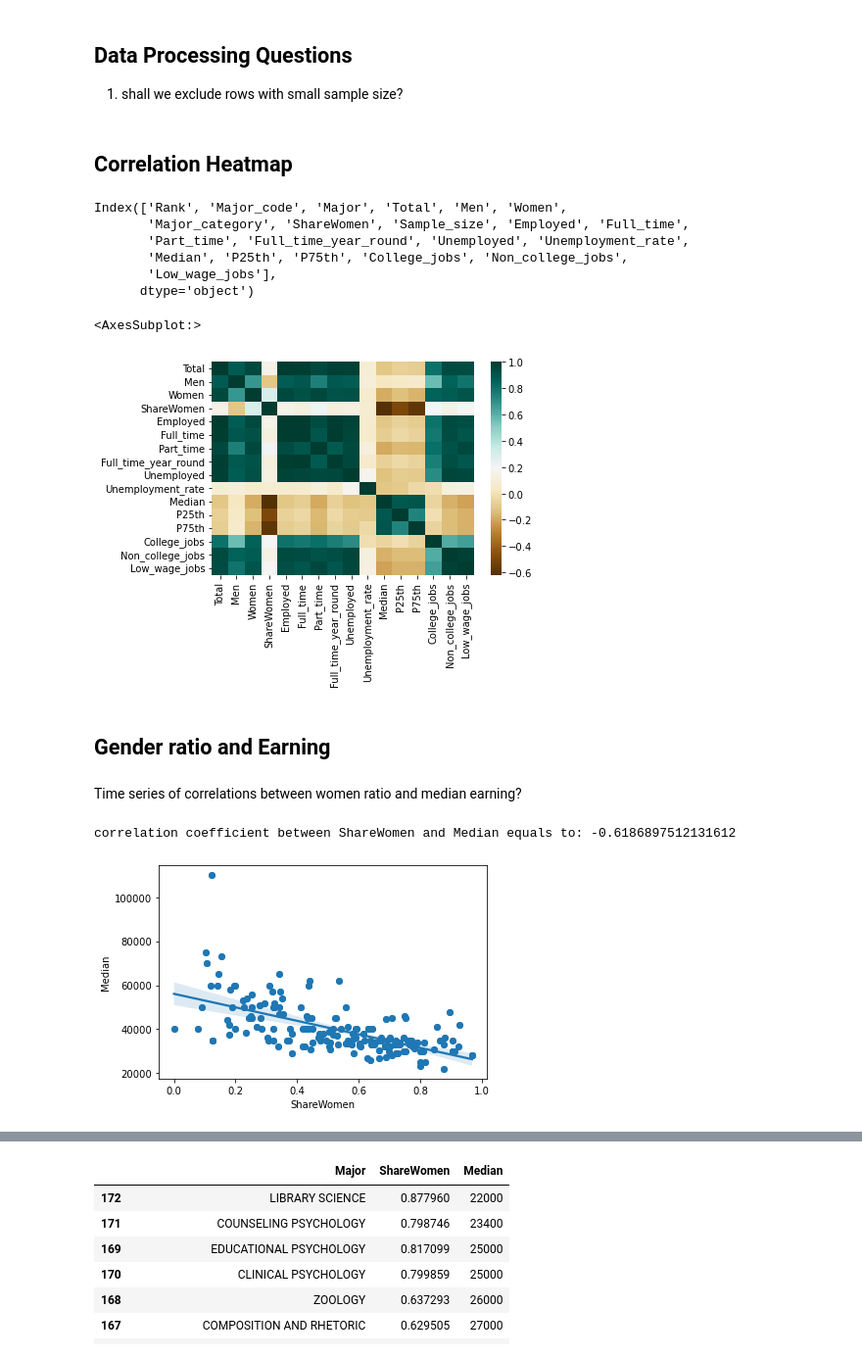
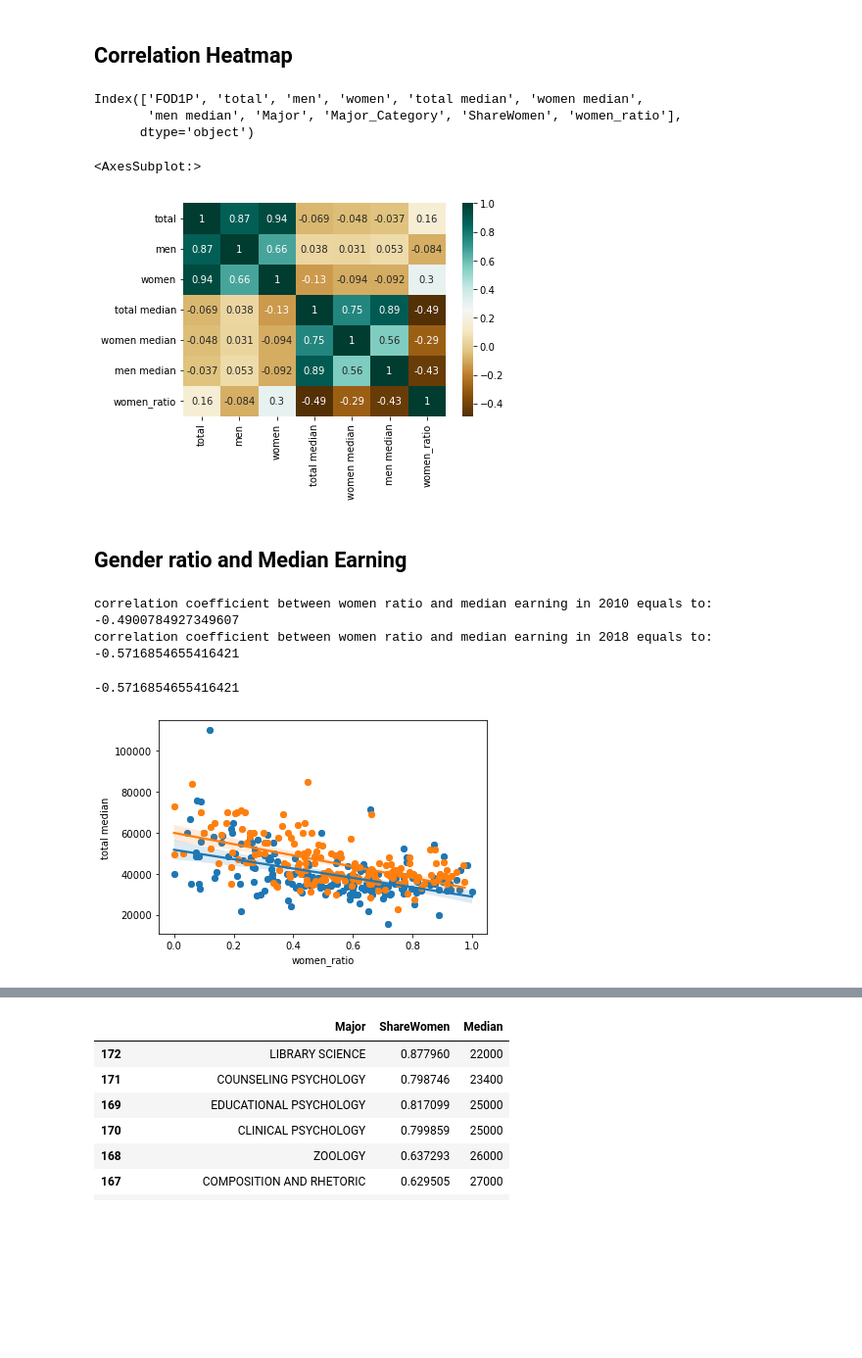
Before and after one commit to UCB-stat-159-s22/hw07-Group21, a Jupyter notebook: Yiping-exploration.ipynb, the cells around one changed output, grey strips where cells are left out. Shown: that part at 98% size. Saved outputs shown, nothing was run; the diff lists cells and outputs as text; code cells hidden in the pictures; blank space fills up the shorter version.

Commit message:
read processed csv files

```diff
--- a/Yiping-exploration.ipynb
+++ b/Yiping-exploration.ipynb
@@ -4,6 +4,12 @@ import pandas as pd
 import matplotlib.pyplot as plt
 import seaborn as sns
 # %%
-recent_grads = pd.read_csv("data/raw/recent-grads.csv")
-women_stem = pd.read_csv("data/raw/women-stem.csv")
+# Load recent_grads data from 2010 to 2018
+recent_grads_10 = pd.read_csv("data/pums/processed/2010_recent_grad_stats_by_major.csv")
+recent_grads_12 = pd.read_csv("data/pums/processed/2012_recent_grad_stats_by_major.csv")
+recent_grads_14 = pd.read_csv("data/pums/processed/2014_recent_grad_stats_by_major.csv")
+recent_grads_16 = pd.read_csv("data/pums/processed/2016_recent_grad_stats_by_major.csv")
+recent_grads_18 = pd.read_csv("data/pums/processed/2018_recent_grad_stats_by_major.csv")
+
+women_stem = pd.read_csv("data/fivethiryeight/women-stem.csv")
 # %%
@@ -19,4 +23,0 @@ recent_grads.head()
-# %% [markdown]
-## Data Processing Questions
-
-1. shall we exclude rows with small sample size?
@@ -23,27 +29,20 @@ recent_grads.head()
 # %% [markdown]
 ## Correlation Heatmap
 # %%
-recent_grads.columns
+recent_grads_10.columns
 # %% [output]
-Index(['Rank', 'Major_code', 'Major', 'Total', 'Men', 'Women',
-       'Major_category', 'ShareWomen', 'Sample_size', 'Employed', 'Full_time',
-       'Part_time', 'Full_time_year_round', 'Unemployed', 'Unemployment_rate',
-       'Median', 'P25th', 'P75th', 'College_jobs', 'Non_college_jobs',
-       'Low_wage_jobs'],
+Index(['FOD1P', 'total', 'men', 'women', 'total median', 'women median',
+       'men median', 'Major', 'Major_Category', 'ShareWomen', 'women_ratio'],
       dtype='object')
 # %%
-heatmap_col = recent_grads[['Total', 'Men', 'Women',
-       'ShareWomen', 'Employed', 'Full_time',
-       'Part_time', 'Full_time_year_round', 'Unemployed', 'Unemployment_rate',
-       'Median', 'P25th', 'P75th', 'College_jobs', 'Non_college_jobs',
-       'Low_wage_jobs']]
+heatmap_col = recent_grads_10[['total', 'men', 'women', 'total median', 'women median',
+       'men median', 'Major', 'Major_Category', 'women_ratio']]
 # %%
-sns.heatmap(heatmap_col.corr(), cmap='BrBG')
+# Plot a heatmap showing the correlations between each columns
+sns.heatmap(heatmap_col.corr(), cmap='BrBG', annot = True)
 # %% [output]
 <AxesSubplot:>
-[figure, old version]
+[figure, new version]
 # %% [markdown]
-## Gender ratio and Earning
+## Gender ratio and Median Earning
-# %% [markdown]
-Time series of correlations between women ratio and median earning?
 # %%
@@ -55,5 +55,8 @@ def scatter_plot(df, x, y):
 # %%
-scatter_plot(recent_grads, 'ShareWomen', 'Median')
+womenratio_median_scatter_plot(recent_grads_10, 2010)
+womenratio_median_scatter_plot(recent_grads_18, 2018)
 # %% [output]
-correlation coefficient between ShareWomen and Median equals to: -0.6186897512131612
+correlation coefficient between women ratio and median earning in 2010 equals to: -0.4900784927349607
+correlation coefficient between women ratio and median earning in 2018 equals to: -0.5716854655416421
+-0.5716854655416421
-[figure, old version]
+[figure, new version]
```
Also changed, not shown: parts of 5 cells of this notebook.
